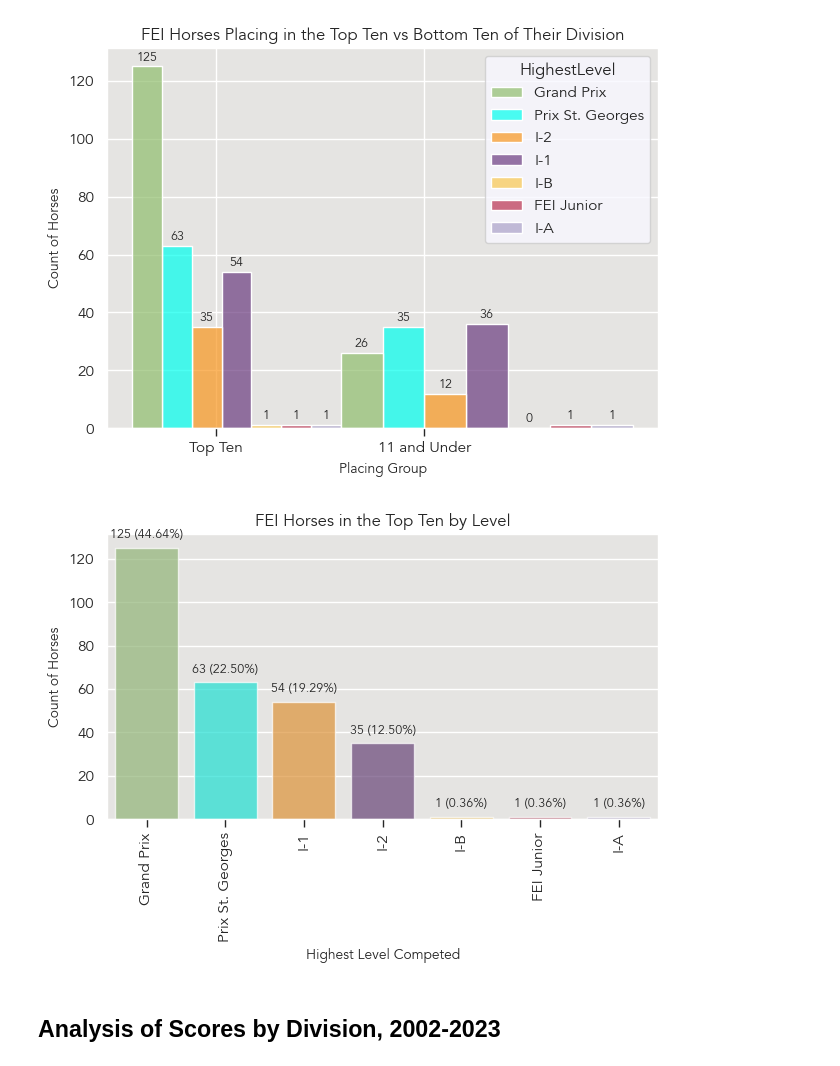
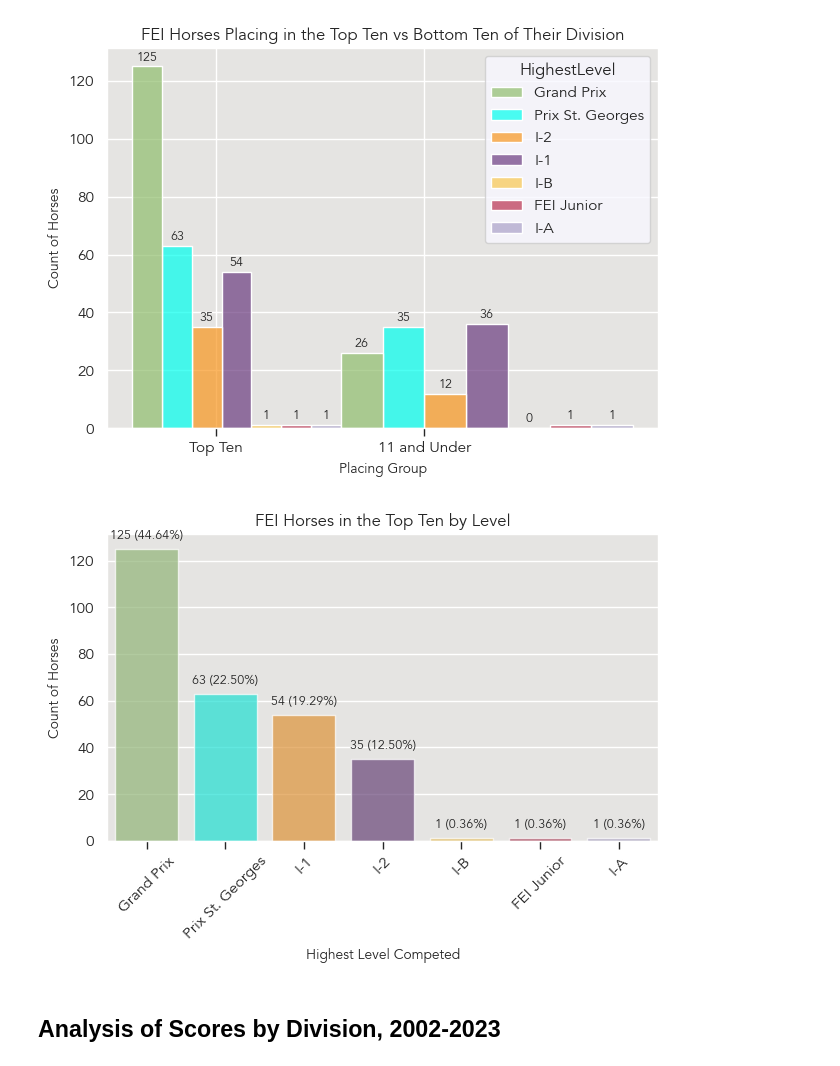
Before and after one commit to siobyrne/young-dressage-horse-program-analysis, a Jupyter notebook: younghorse.ipynb, the cells around one changed output. Saved outputs shown, nothing was run; the diff lists cells and outputs as text; code cells hidden in the pictures.

```diff
--- a/younghorse.ipynb
+++ b/younghorse.ipynb
@@ -583,33 +583,33 @@ plt.show()
 # %%
 # create countplot of FEI horses placing in the top ten by highest level competed
 
 # set options for countplot
 ax = sns.countplot(
    x = 'HighestLevel',
    data = top_ten,
    palette = color_palette_10,
    alpha = 0.7,
    order = top_ten['HighestLevel'].value_counts().index
 )
 
 # add annotation for count and percentage of each level
 for p in ax.patches:
     ax.annotate("{:0,.0f} ({:,.2f}%)".format(p.get_height(), p.get_height()*100/top_ten_count), (p.get_x() + p.get_width()/2, p.get_height() + 3), ha = 'center', va = 'bottom', fontsize=9)
 
 # set title, xlabel, and ylabel
 plt.title('FEI Horses in the Top Ten by Level')
 plt.ylabel('Count of Horses')
 plt.xlabel('Highest Level Competed')
 
 # rotate xticks
-plt.xticks(rotation=90)
+plt.xticks(rotation=45)
 
 # save and show figure
 plt.tight_layout()
 plt.savefig('images/fei-top-ten.png')
 plt.show()
 # %% [output]
-[figure, old version]
+[figure, new version]
 # %% [markdown]
 ## Analysis of Scores by Division, 2002-2023
 # %% [markdown]
```
Also changed, not shown: parts of 10 cells of this notebook, 12 other files.
